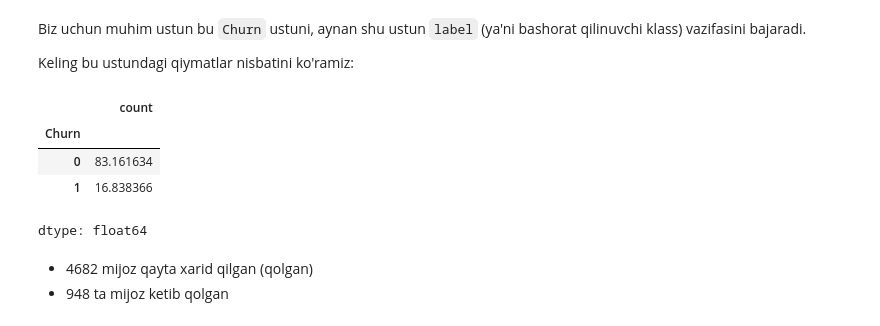
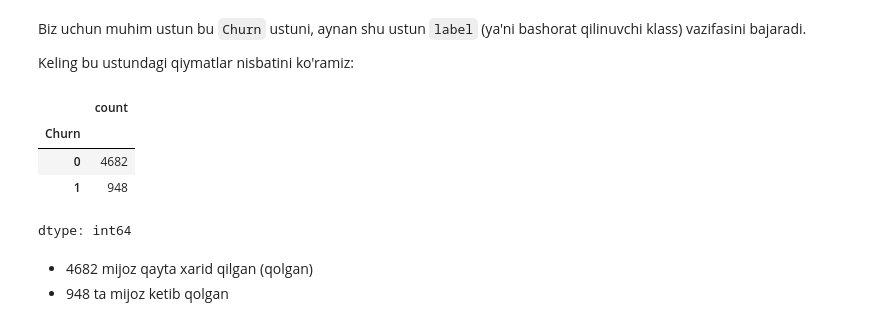
Before and after one commit to ulubeykhuja/Amaliyot, a Jupyter notebook: 05-ML-14-Customer-churn.ipynb, the cells around one changed output. Cells and saved outputs as stored; diff of their text form; code cells hidden in the pictures.

```diff
--- a/05-ML-14-Customer-churn.ipynb
+++ b/05-ML-14-Customer-churn.ipynb
@@ -132,13 +132,13 @@ Biz uchun muhim ustun bu `Churn` ustuni, aynan shu ustun `label` (ya'ni bashorat
 
 Keling bu ustundagi qiymatlar nisbatini ko'ramiz:
 # %%
-df['Churn'].value_counts()/len(df)*100
+df['Churn'].value_counts()
 # %% [output]
 |  | count |
 | Churn |  |
-| 0 | 83.161634 |
-| 1 | 16.838366 |
+| 0 | 4682 |
+| 1 | 948 |
-dtype: float64
+dtype: int64
 # %% [markdown]
 - 4682 mijoz qayta xarid qilgan (qolgan)
 - 948 ta mijoz ketib qolgan
```
Also changed, not shown: parts of 7 cells of this notebook.
